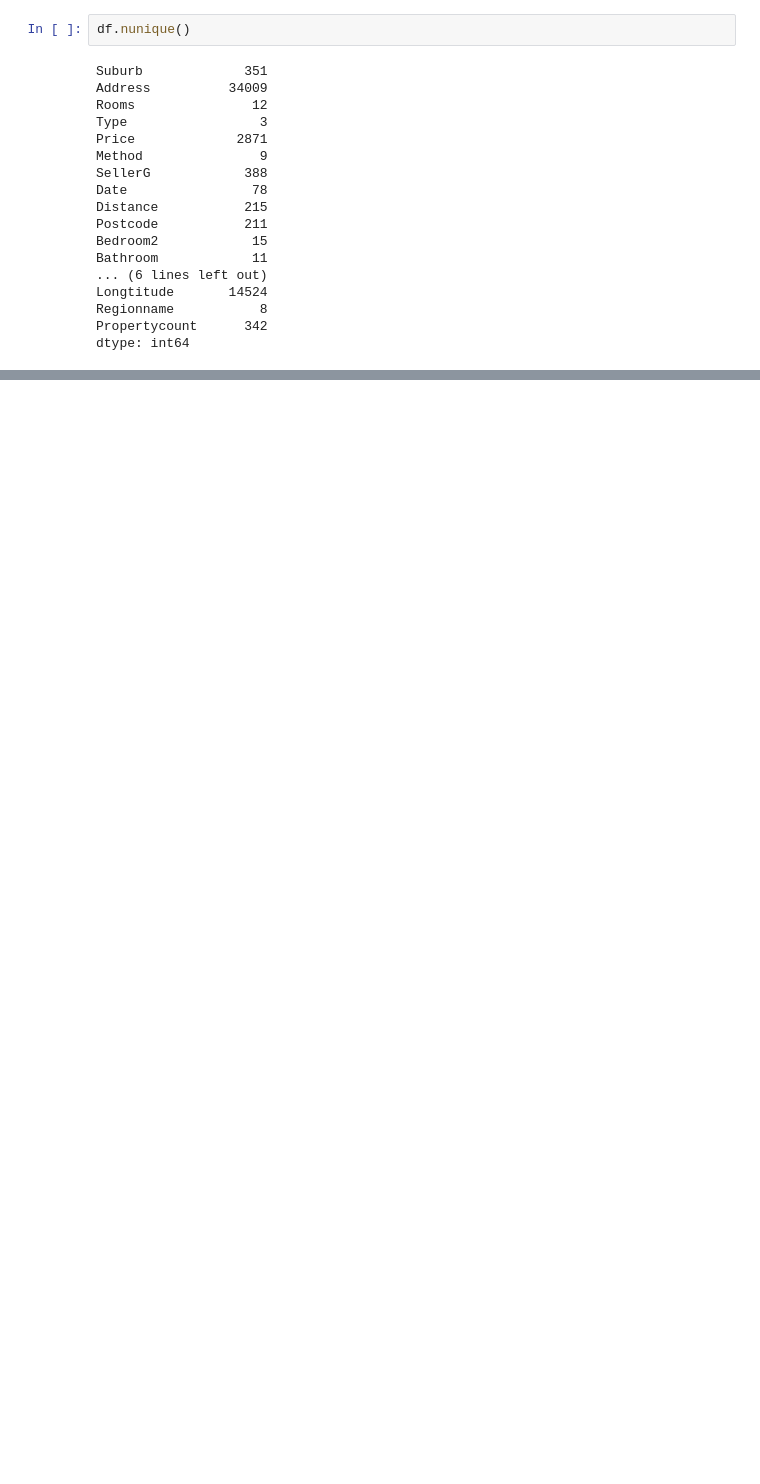
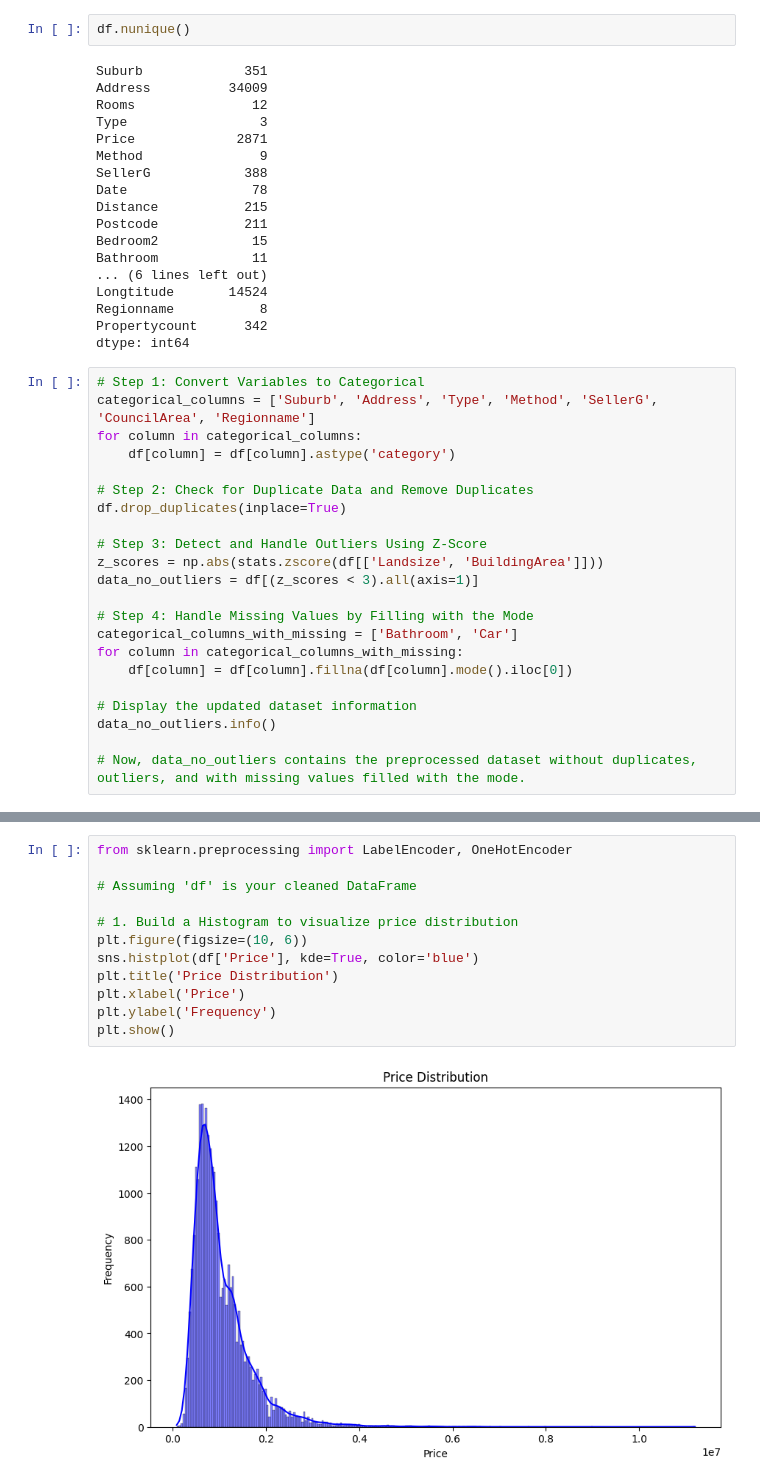
Before and after one commit to begumis/Melbourne-Housing-Market, a Jupyter notebook: untitled0.ipynb, the cells around one changed output, grey strips where cells are left out. Cells and saved outputs as stored; diff of their text form; blank space fills up the shorter version.

```diff
--- a/untitled0.ipynb
+++ b/untitled0.ipynb
@@ -146,3 +152,25 @@ Longtitude       14524
 Regionname           8
 Propertycount      342
 dtype: int64
+# %%
+# Step 1: Convert Variables to Categorical
+categorical_columns = ['Suburb', 'Address', 'Type', 'Method', 'SellerG', 'CouncilArea', 'Regionname']
+for column in categorical_columns:
+    df[column] = df[column].astype('category')
+
+# Step 2: Check for Duplicate Data and Remove Duplicates
+df.drop_duplicates(inplace=True)
+
+# Step 3: Detect and Handle Outliers Using Z-Score
+z_scores = np.abs(stats.zscore(df[['Landsize', 'BuildingArea']]))
+data_no_outliers = df[(z_scores < 3).all(axis=1)]
+
+# Step 4: Handle Missing Values by Filling with the Mode
+categorical_columns_with_missing = ['Bathroom', 'Car']
+for column in categorical_columns_with_missing:
+    df[column] = df[column].fillna(df[column].mode().iloc[0])
+
+# Display the updated dataset information
+data_no_outliers.info()
+
+# Now, data_no_outliers contains the preprocessed dataset without duplicates, outliers, and with missing values filled with the mode.
@@ -148,0 +215,14 @@ dtype: int64
+# %%
+from sklearn.preprocessing import LabelEncoder, OneHotEncoder
+
+# Assuming 'df' is your cleaned DataFrame
+
+# 1. Build a Histogram to visualize price distribution
+plt.figure(figsize=(10, 6))
+sns.histplot(df['Price'], kde=True, color='blue')
+plt.title('Price Distribution')
+plt.xlabel('Price')
+plt.ylabel('Frequency')
+plt.show()
+# %% [output]
+[figure, added]
```
Also changed, not shown: parts of 9 cells of this notebook.
